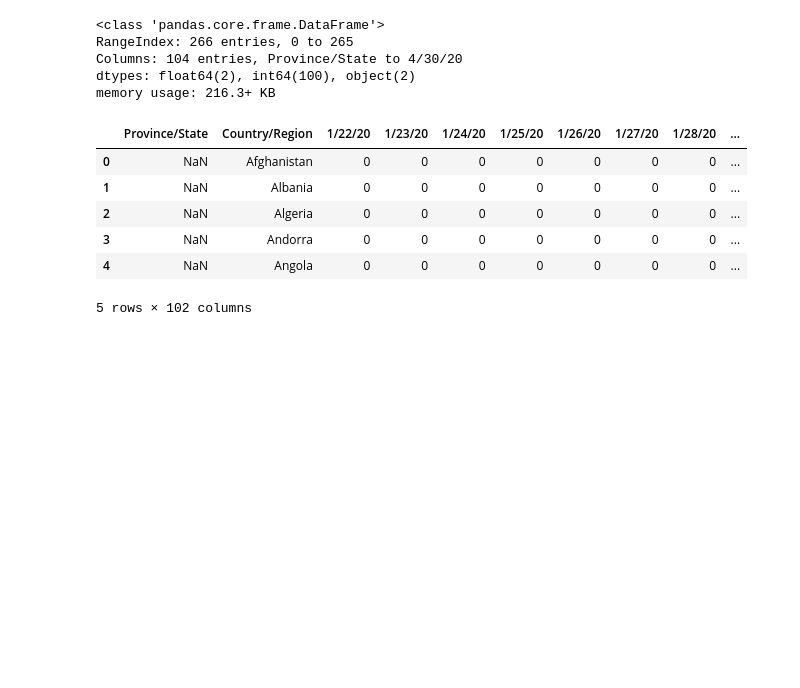
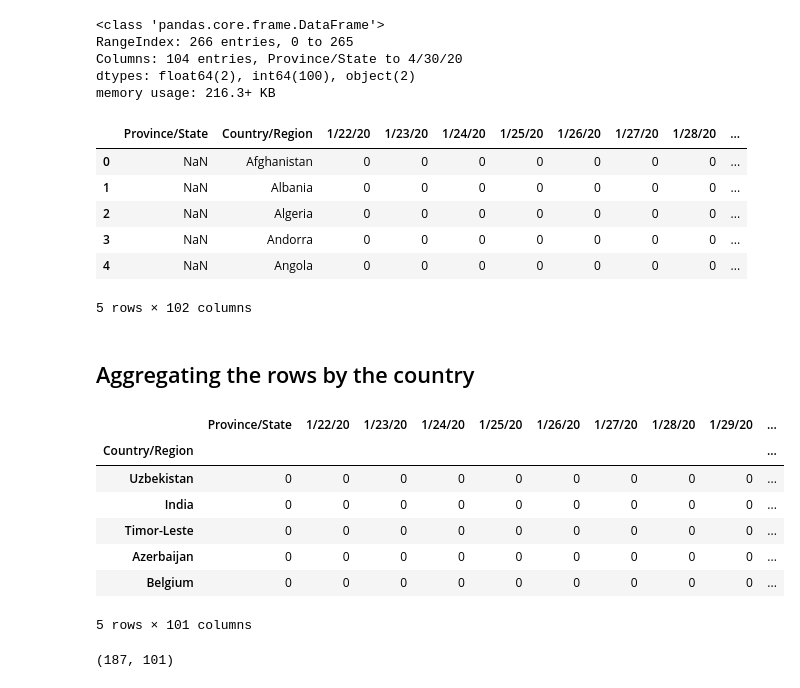
Before and after one commit to beniamine3155/Python_Data_Analysis_Projects, a Jupyter notebook: Covid-19_Analysis_and_Visualization/covid.ipynb, the cells around one changed output. Cells and saved outputs as stored; diff of their text form; code cells hidden in the pictures; blank space fills up the shorter version.

```diff
--- a/Covid-19_Analysis_and_Visualization/covid.ipynb
+++ b/Covid-19_Analysis_and_Visualization/covid.ipynb
@@ -43,3 +43,22 @@ data1.head()
 | 3 | NaN | Andorra | 0 | 0 | 0 | 0 | 0 | 0 | 0 | ... |
 | 4 | NaN | Angola | 0 | 0 | 0 | 0 | 0 | 0 | 0 | ... |
 5 rows × 102 columns
+# %% [markdown]
+## Aggregating the rows by the country
+# %%
+aggregating = data1.groupby('Country/Region').sum()
+# %%
+aggregating.sample(5)
+# %% [output]
+|  | Province/State | 1/22/20 | 1/23/20 | 1/24/20 | 1/25/20 | 1/26/20 | 1/27/20 | 1/28/20 | 1/29/20 | ... |
+| Country/Region |  |  |  |  |  |  |  |  |  | ... |
+| Uzbekistan | 0 | 0 | 0 | 0 | 0 | 0 | 0 | 0 | 0 | ... |
+| India | 0 | 0 | 0 | 0 | 0 | 0 | 0 | 0 | 0 | ... |
+| Timor-Leste | 0 | 0 | 0 | 0 | 0 | 0 | 0 | 0 | 0 | ... |
+| Azerbaijan | 0 | 0 | 0 | 0 | 0 | 0 | 0 | 0 | 0 | ... |
+| Belgium | 0 | 0 | 0 | 0 | 0 | 0 | 0 | 0 | 0 | ... |
+5 rows × 101 columns
+# %%
+aggregating.shape
+# %% [output]
+(187, 101)
```
Also changed, not shown: parts of 18 cells of this notebook.
